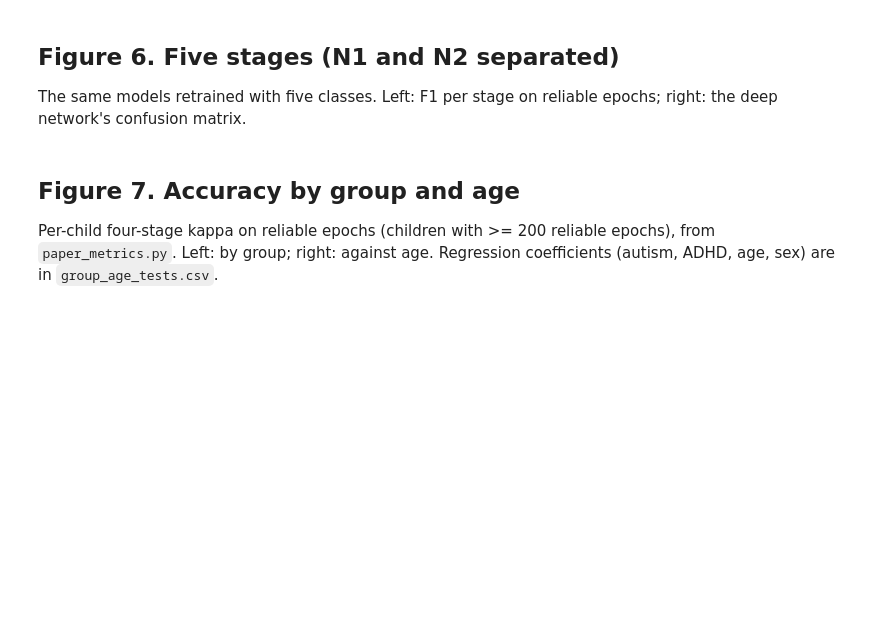
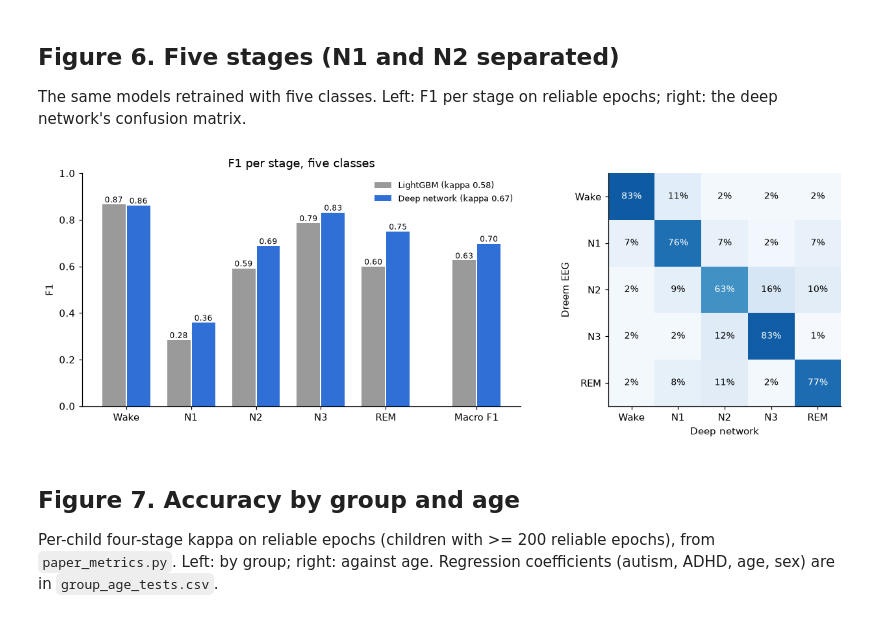
Before and after one commit to Micha098/wrist-sleep-staging, a Jupyter notebook: paper/figures.ipynb, the cells around one changed output. Drawn from its saved outputs; the diff is of its cells as text; code cells hidden in the pictures; blank space fills up the shorter version.

```diff
--- a/paper/figures.ipynb
+++ b/paper/figures.ipynb
@@ -175,25 +197,27 @@ The same models retrained with five classes. Left: F1 per stage on reliable epoc
 # %%
 N5 = ['Wake', 'N1', 'N2', 'N3', 'REM']
 B5 = pd.read_parquet(f'{P}/wrist/baseline_pred_quality_5st.parquet', columns=['name', 'epoch', 'y', 'mask_quality', 'lgbm'])
 R5 = pd.concat([pd.read_parquet(f, columns=['name', 'epoch', 'rawnet'])
-                for f in sorted(glob.glob(f'{P}/wrist/rawnet_pred/rawnet_pred_quality_5st_both_fold?.parquet'))])
+                for f in sorted(glob.glob(f'{P}/wrist/rawnet_pred/rawnet_pred_quality_5st_raw_fold?.parquet'))])
 D5 = B5.merge(R5, on=['name', 'epoch'])
 D5 = D5[D5.mask_quality & D5.y.notna()]
 fig, axs = plt.subplots(1, 2, figsize=(12, 4.2), gridspec_kw=dict(width_ratios=[1.4, 1]))
 for j, (m, lab) in enumerate([('lgbm', 'LightGBM'), ('rawnet', 'Deep network')]):
     f1 = precision_recall_fscore_support(D5.y.astype(int), D5[m].astype(int), labels=range(5), zero_division=0)[2]
     v = np.r_[f1, f1.mean()]; x = np.arange(6) + np.r_[0, 0, 0, 0, 0, 0.4]
     b = axs[0].bar(x + (j - 0.5) * 0.38, v, 0.36, color=COL[lab], label=f'{lab} (kappa {cohen_kappa_score(D5.y.astype(int), D5[m].astype(int)):.2f})')
     axs[0].bar_label(b, fmt='%.2f', fontsize=8)
 axs[0].set_xticks(np.arange(6) + np.r_[0, 0, 0, 0, 0, 0.4], N5 + ['Macro F1']); axs[0].set_ylim(0, 1)
 axs[0].set_ylabel('F1'); axs[0].legend(frameon=False, loc='upper right', fontsize=8.5); axs[0].set_title('F1 per stage, five classes')
 cm = confusion_matrix(D5.y.astype(int), D5.rawnet.astype(int), labels=range(5)); pct = cm / cm.sum(1, keepdims=True) * 100
 axs[1].imshow(pct, cmap='Blues', vmin=0, vmax=100)
 for i in range(5):
     for j in range(5):
         axs[1].text(j, i, f'{pct[i, j]:.0f}%', ha='center', va='center', fontsize=9, color='white' if pct[i, j] > 55 else 'black')
 axs[1].set_xticks(range(5), N5); axs[1].set_yticks(range(5), N5); axs[1].set_xlabel('Deep network'); axs[1].set_ylabel('Dreem EEG')
 fig.tight_layout(); fig.savefig(f'{FIG}/fig6_five_stages.png', dpi=200, bbox_inches='tight'); plt.show()
+# %% [output]
+[figure, added]
 # %% [markdown]
 ## Figure 7. Accuracy by group and age
 
```
Also changed, not shown: parts of 11 cells of this notebook, 14 other files.
